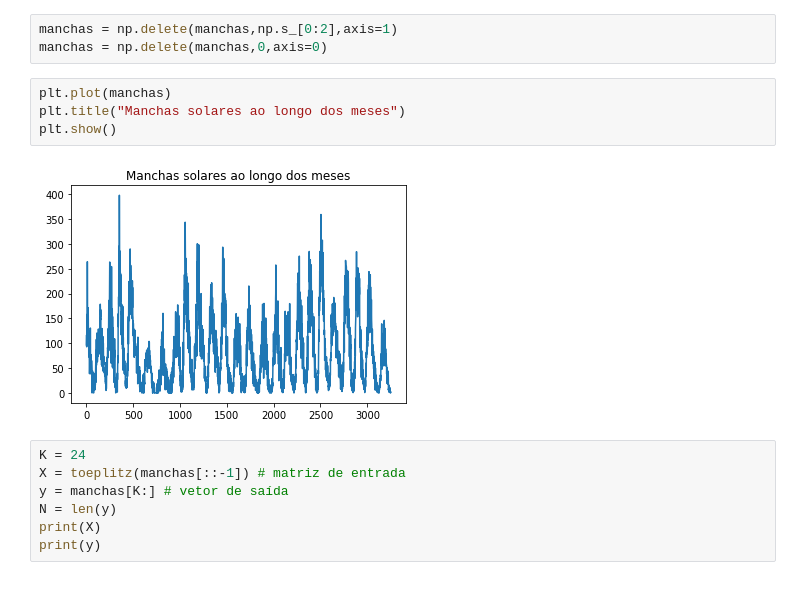
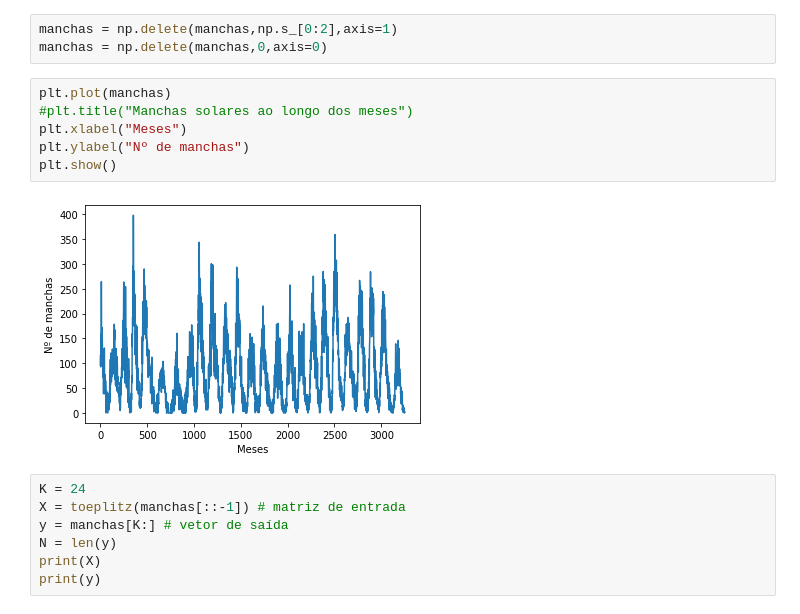
Before and after one commit to marinacer/EFC1, a Jupyter notebook: EFC1.ipynb, the cells around one changed output. Cells and saved outputs as stored; diff of their text form.

```diff
--- a/EFC1.ipynb
+++ b/EFC1.ipynb
@@ -19,10 +19,12 @@ manchas = np.delete(manchas,np.s_[0:2],axis=1)
 manchas = np.delete(manchas,0,axis=0)
 # %%
 plt.plot(manchas)
-plt.title("Manchas solares ao longo dos meses")
+#plt.title("Manchas solares ao longo dos meses")
+plt.xlabel("Meses")
+plt.ylabel("Nº de manchas")
 plt.show()
 # %% [output]
-[figure, old version]
+[figure, new version]
 # %%
 K = 24
 X = toeplitz(manchas[::-1]) # matriz de entrada
```
Also changed, not shown: parts of 9 cells of this notebook.
